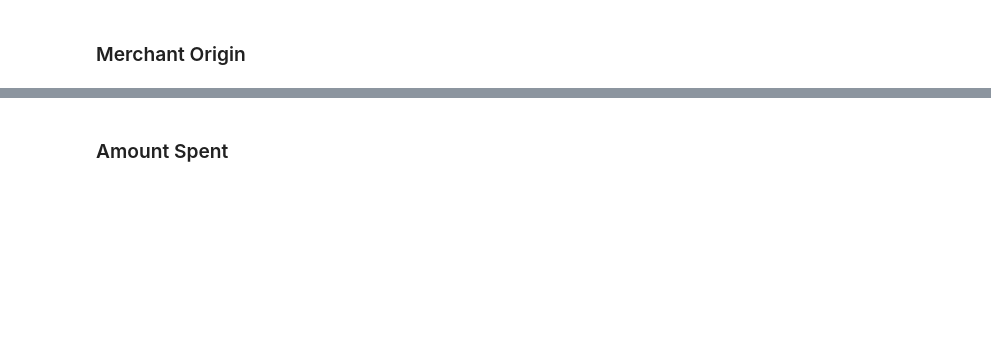
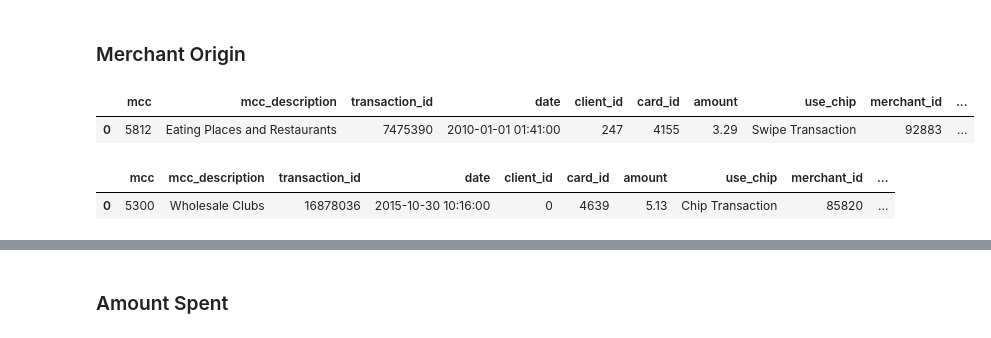
Before and after one commit to AAIAsy/fraud_detection, a Jupyter notebook: who-dunnit-2.ipynb, the cells around one changed output, grey strips where cells are left out. Drawn from its saved outputs; the diff is of its cells as text; code cells hidden in the pictures; blank space fills up the shorter version.

```diff
--- a/who-dunnit-2.ipynb
+++ b/who-dunnit-2.ipynb
@@ -201 +233,11 @@ for desc in descs:
+# %%
+analysis_not_fraud_df.head(1)
+# %% [output]
+|  | mcc | mcc_description | transaction_id | date | client_id | card_id | amount | use_chip | merchant_id | ... |
+| 0 | 5812 | Eating Places and Restaurants | 7475390 | 2010-01-01 01:41:00 | 247 | 4155 | 3.29 | Swipe Transaction | 92883 | ... |
+# %%
+analysis_fraud_df.head(1)
+# %% [output]
+|  | mcc | mcc_description | transaction_id | date | client_id | card_id | amount | use_chip | merchant_id | ... |
+| 0 | 5300 | Wholesale Clubs | 16878036 | 2015-10-30 10:16:00 | 0 | 4639 | 5.13 | Chip Transaction | 85820 | ... |
 # %%
```
Also changed, not shown: parts of 22 cells of this notebook.
